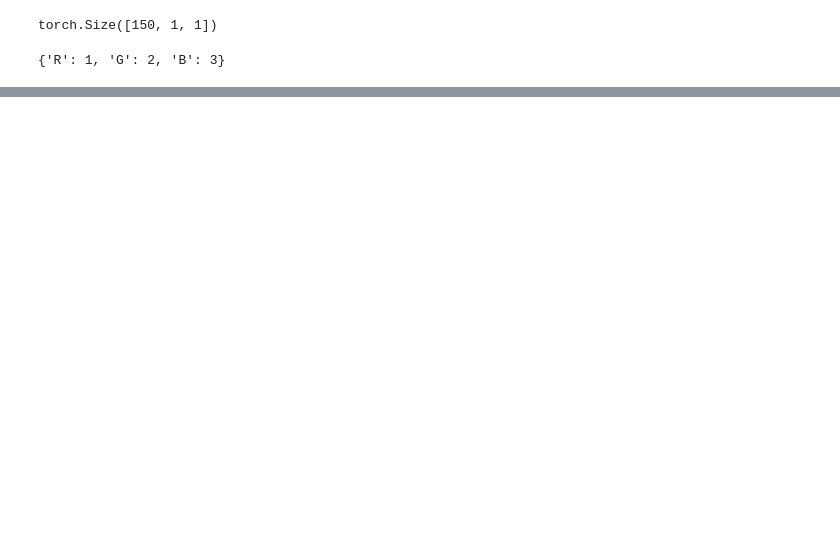
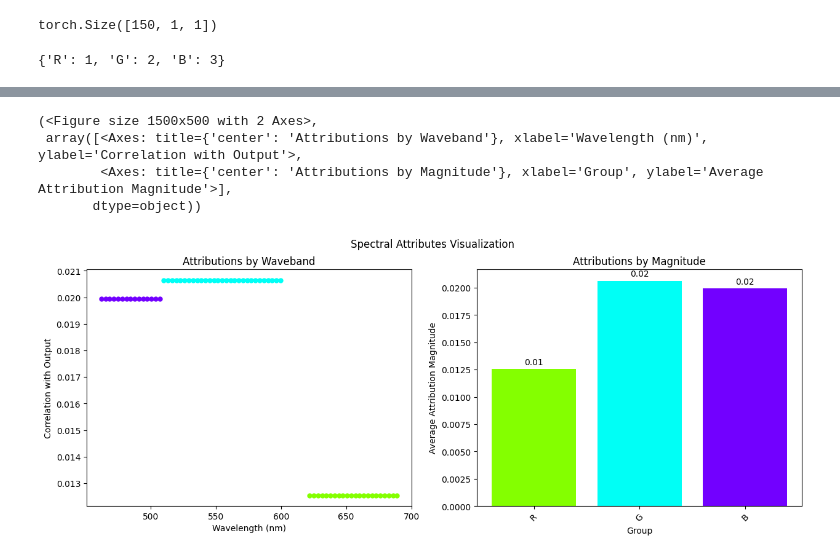
Before and after one commit to xai4space/meteors, a Jupyter notebook: examples/lime.ipynb, the cells around one changed output, grey strips where cells are left out. Saved outputs shown, nothing was run; the diff lists cells and outputs as text; code cells hidden in the pictures; blank space fills up the shorter version.

```diff
--- a/examples/lime.ipynb
+++ b/examples/lime.ipynb
@@ -346,0 +393,8 @@ RuntimeError: mean(): could not infer output dtype. Input dtype must be either a
+# %%
+mt.visualize.visualize_spectral_attributes(spectral_attributes, None)
+# %% [output]
+(<Figure size 1500x500 with 2 Axes>,
+ array([<Axes: title={'center': 'Attributions by Waveband'}, xlabel='Wavelength (nm)', ylabel='Correlation with Output'>,
+        <Axes: title={'center': 'Attributions by Magnitude'}, xlabel='Group', ylabel='Average Attribution Magnitude'>],
+       dtype=object))
+[figure, added]
```
Also changed, not shown: parts of 30 cells of this notebook, 12 other files.
